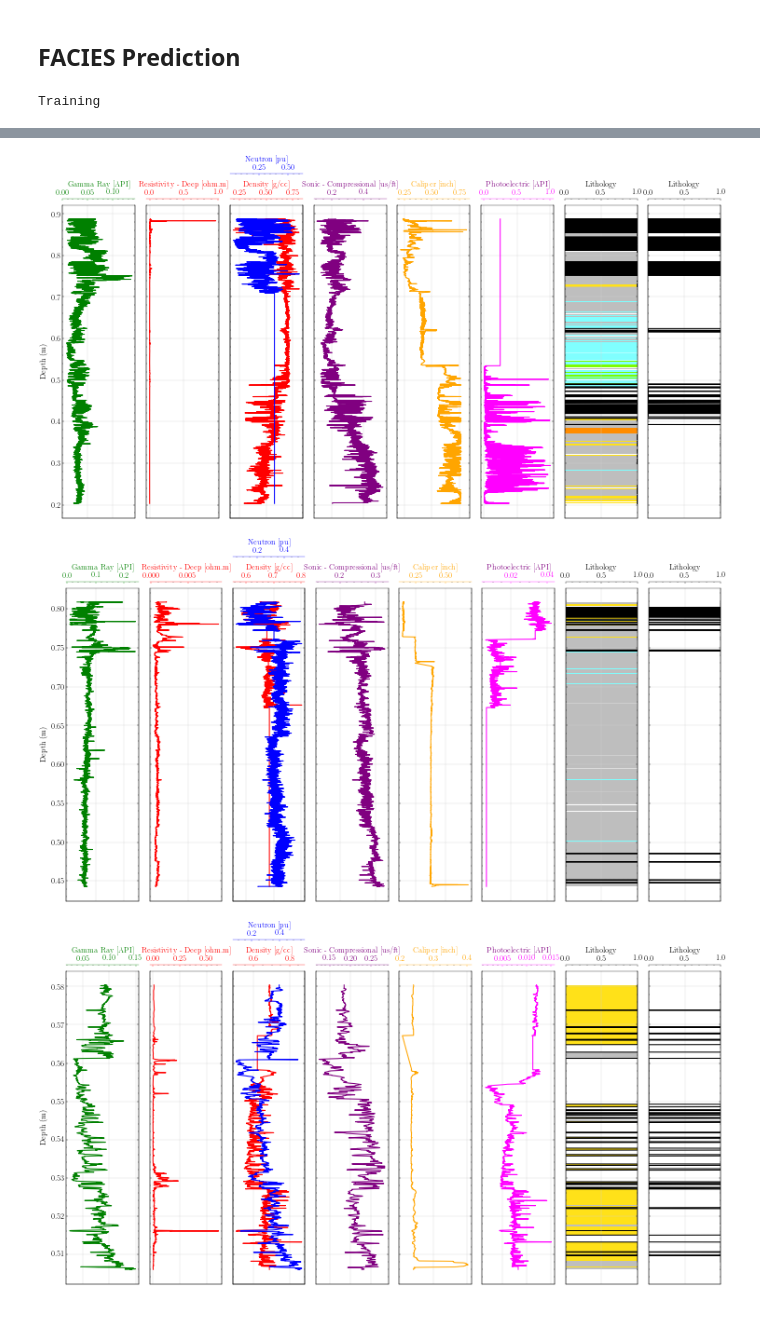
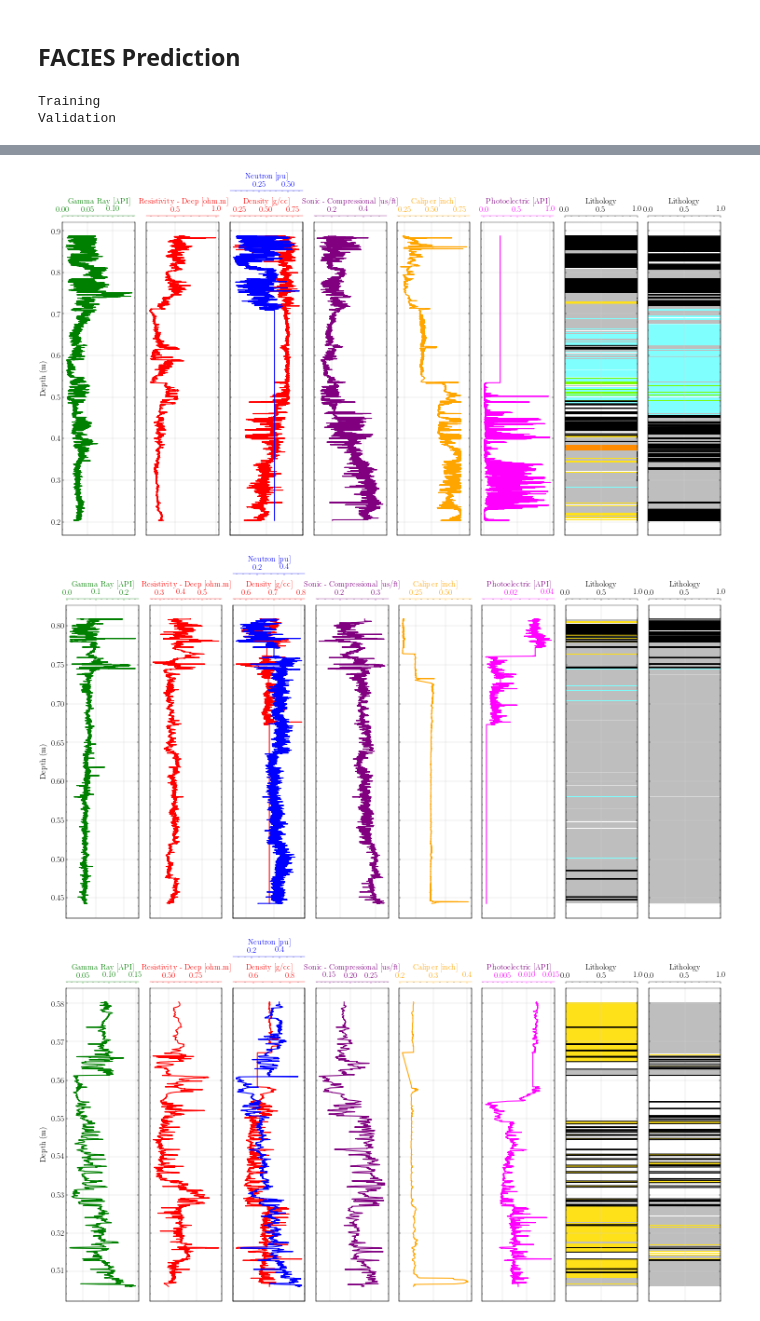
Before and after one commit to hatsyim/wireline-attention, a Jupyter notebook: notebook/01_visualization.ipynb, the cells around one changed output, grey strips where cells are left out. Drawn from its saved outputs; the diff is of its cells as text; code cells hidden in the pictures.

```diff
--- a/notebook/01_visualization.ipynb
+++ b/notebook/01_visualization.ipynb
@@ -884,0 +502,15 @@ Validation
+# %%
+df = pd.read_csv('Well.csv')
+df1 = df.copy()
+df1['DTS'] = df['DTS_PRED'].copy()
+
+df_nn = pd.DataFrame(np.load('NN_OOT.npy'), columns=['DTS'])
+df_nn['DEPTH_MD'] = df1['DEPTH_MD'].copy()
+
+df2 = df.copy()
+
+plot_wirelines_dts(df1, df2, label1='Input', label2='Prediction')
+plt.savefig(str(model_name)+'_dts_test_well_'+str(1)+'.png')
+
+plot_wirelines_dts(df1, df_nn, label1='Input', label2='Prediction')
+plt.savefig('NN'+'_dts_test_well_'+str(1)+'.png')
@@ -887,30 +545,47 @@ Validation
 # %%
 # ['WELL', 'DEPTH_MD', 'CALI', 'RDEP', 'RHOB', 'GR', 'NPHI', 'PEF', 'facies', 'DTC']
 
-input_train = np.load('./256_2_8_32_128/finetune/faciespred/input_facies_train.npy')
-input_valid = np.load('./256_2_8_32_128/finetune/faciespred/input_facies_valid.npy')
+# folder_dir = './best/'
+folder_dir = './best/'
+model_name = 'best'
 
-pred_train = np.load('./256_2_8_32_128/finetune/faciespred/pred_facies_train.npy')
-pred_valid = np.load('./256_2_8_32_128/finetune/faciespred/pred_facies_valid.npy')
+lithology_numbers = {0: {'lith':'Sandstone', 'lith_num':1, 'hatch': '..', 'color':'#ffff00'},
+                 1: {'lith':'Sandstone/Shale', 'lith_num':2, 'hatch':'-.', 'color':'#ffe119'},
+                 2: {'lith':'Shale', 'lith_num':3, 'hatch':'--', 'color':'#bebebe'},
+                 3: {'lith':'Marl', 'lith_num':4, 'hatch':'', 'color':'#7cfc00'},
+                 4: {'lith':'Dolomite', 'lith_num':5, 'hatch':'-/', 'color':'#8080ff'},
+                 5: {'lith':'Limestone', 'lith_num':6, 'hatch':'+', 'color':'#80ffff'},
+                 6: {'lith':'Chalk', 'lith_num':7, 'hatch':'..', 'color':'#80ffff'},
+                 7: {'lith':'Halite', 'lith_num':8, 'hatch':'x', 'color':'#7ddfbe'},
+                 8: {'lith':'Anhydrite', 'lith_num':9, 'hatch':'', 'color':'#ff80ff'},
+                 9: {'lith':'Tuff', 'lith_num':10, 'hatch':'||', 'color':'#ff8c00'},
+                 10: {'lith':'Coal', 'lith_num':11, 'hatch':'', 'color':'black'},
+                 11: {'lith':'Basement', 'lith_num':12, 'hatch':'-|', 'color':'#ef138a'}}
+
+input_train = np.load(folder_dir+'finetune/faciespred/input_facies_train.npy')
+input_valid = np.load(folder_dir+'finetune/faciespred/input_facies_valid.npy')
+
+pred_train = np.load('./best/finetune/faciespred/pred_facies_train.npy')
+pred_valid = np.load('./best/finetune/faciespred/pred_facies_valid.npy')
 
 # ['WELL', 'DEPTH_MD', 'CALI', 'RDEP', 'RHOB', 'GR', 'NPHI', 'PEF', 'DTS', 'DTC','FORCE_2020_LITHOFACIES_LITHOLOGY']
+# input_train_df = pd.DataFrame(input_train.reshape(-1,7), columns=['CALI', 'RDEP', 'RHOB', 'GR', 'NPHI', 'PEF', 'DTC'])
 
-input_train_df = pd.DataFrame(input_train.reshape(-1,9), columns=['WELL', 'DEPTH_MD', 'CALI', 'RDEP', 'RHOB', 'GR', 'NPHI', 'PEF', 'DTC'])
+input_train_df = pd.DataFrame(input_train.reshape(-1,7), columns=['CALI', 'RDEP', 'RHOB', 'GR', 'NPHI', 'PEF', 'DTC'])
 input_train_df['DEPTH_MD'] = train_dataset.data['DEPTH_MD']
 input_train_df['WELL'] = train_dataset.data['WELL']
 input_train_df['FACIES'] = train_dataset.data['FORCE_2020_LITHOFACIES_LITHOLOGY']
 
-pred_train_df = pd.DataFrame(pred_train.reshape(-1,1), columns=['facies'])
+pred_train_df = pd.DataFrame(pred_train.reshape(-1,1), columns=['FACIES'])
 pred_train_df['DEPTH_MD'] = train_dataset.data['DEPTH_MD']
 pred_train_df['WELL'] = train_dataset.data['WELL']
-pred_train_df['FACIES'] = train_dataset.data['FORCE_2020_LITHOFACIES_LITHOLOGY']
 
-input_valid_df = pd.DataFrame(input_valid.reshape(-1,9), columns=['WELL', 'DEPTH_MD', 'CALI', 'RDEP', 'RHOB', 'GR', 'NPHI', 'PEF', 'DTC'])
+input_valid_df = pd.DataFrame(input_valid.reshape(-1,7), columns=['CALI', 'RDEP', 'RHOB', 'GR', 'NPHI', 'PEF', 'DTC'])
 input_valid_df['DEPTH_MD'] = valid_dataset.data['DEPTH_MD']
 input_valid_df['WELL'] = valid_dataset.data['WELL']
 input_valid_df['FACIES'] = valid_dataset.data['FORCE_2020_LITHOFACIES_LITHOLOGY']
 
-pred_valid_df = pd.DataFrame(pred_valid.reshape(-1,1), columns=['FORCE_2020_LITHOFACIES_LITHOLOGY'])
+pred_valid_df = pd.DataFrame(pred_valid.reshape(-1,1), columns=['FACIES'])
 pred_valid_df['DEPTH_MD'] = valid_dataset.data['DEPTH_MD']
 pred_valid_df['WELL'] = valid_dataset.data['WELL']
 
@@ -924,13 +599,16 @@ for i in range(len(train_well)):
                 df1 = input_train_df[input_train_df['WELL']==train_well[i]]
                 df2 = pred_train_df[pred_train_df['WELL']==train_well[i]]
                 plot_wirelines_facies(df1, df2)
+                plt.savefig(str(model_name)+'_facies_train_well_'+str(i)+'.png')
 
-# print('Validation')
+print('Validation')
 
-# for i in range(len(valid_well)):
-#         if i % 2 == 0:
-#                 df1 = input_valid_df[input_valid_df['WELL']==valid_well[i]]#.head(256)
-#                 df2 = pred_valid_df[pred_valid_df['WELL']==valid_well[i]]#.head(256)
-#                 plot_wirelines_facies(df1, df2, label1='Input', label2='Prediction')
+for i in range(len(valid_well)):
+        if i % 1 == 0:
+                df1 = input_valid_df[input_valid_df['WELL']==valid_well[i]]#.head(256)
+                df2 = pred_valid_df[pred_valid_df['WELL']==valid_well[i]]#.head(256)
+                plot_wirelines_facies(df1, df2, label1='Input', label2='Prediction')
+                plt.savefig(str(model_name)+'_facies_valid_well_'+str(i)+'.png')
 # %% [output]
 Training
+Validation
@@ -938,3 +616,3 @@ Training
-[figure, old version]
+[figure, new version]
-[figure, old version]
+[figure, new version]
-[figure, old version]
+[figure, new version]
```
Also changed, not shown: parts of 20 cells of this notebook.
